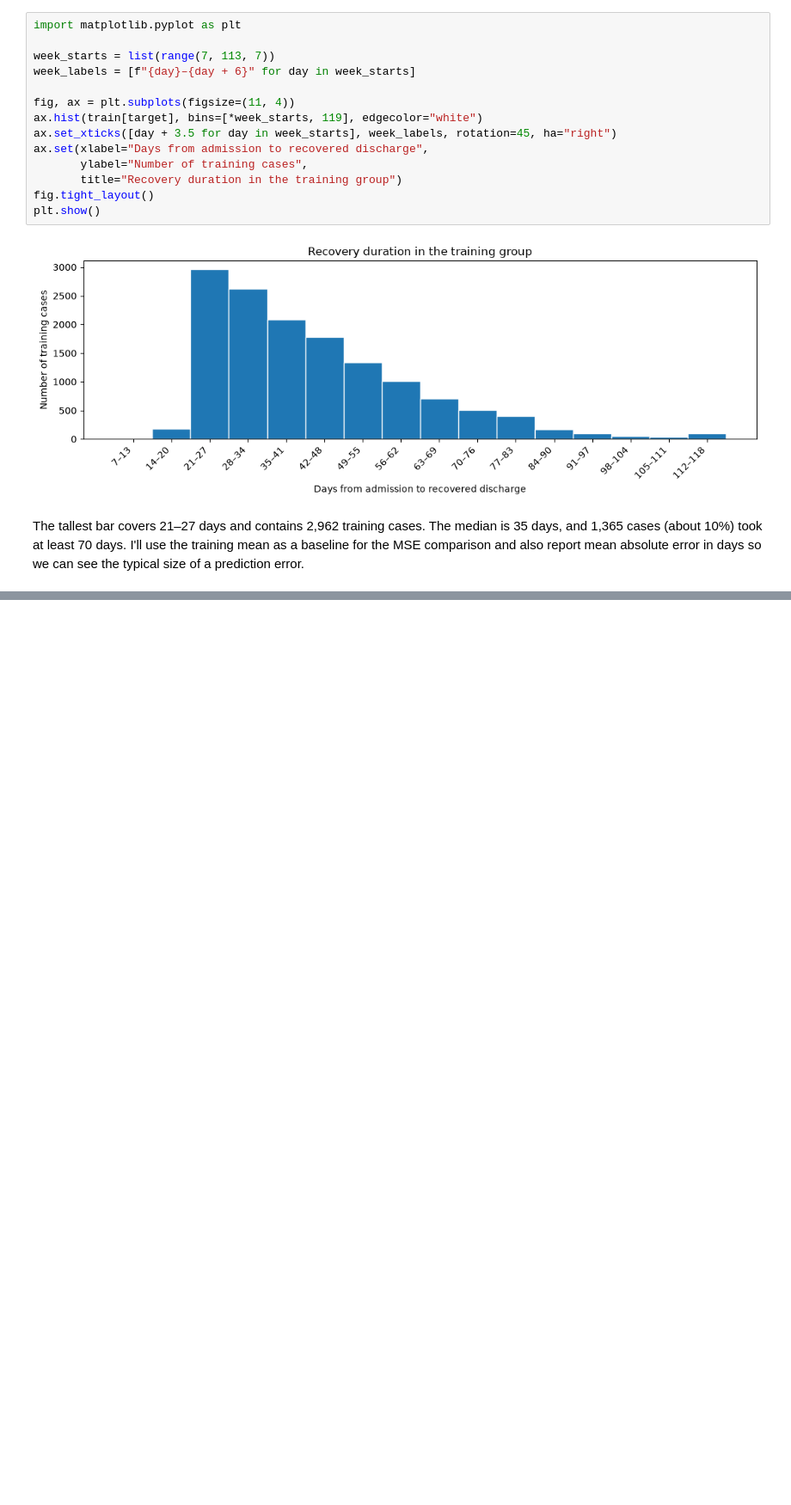
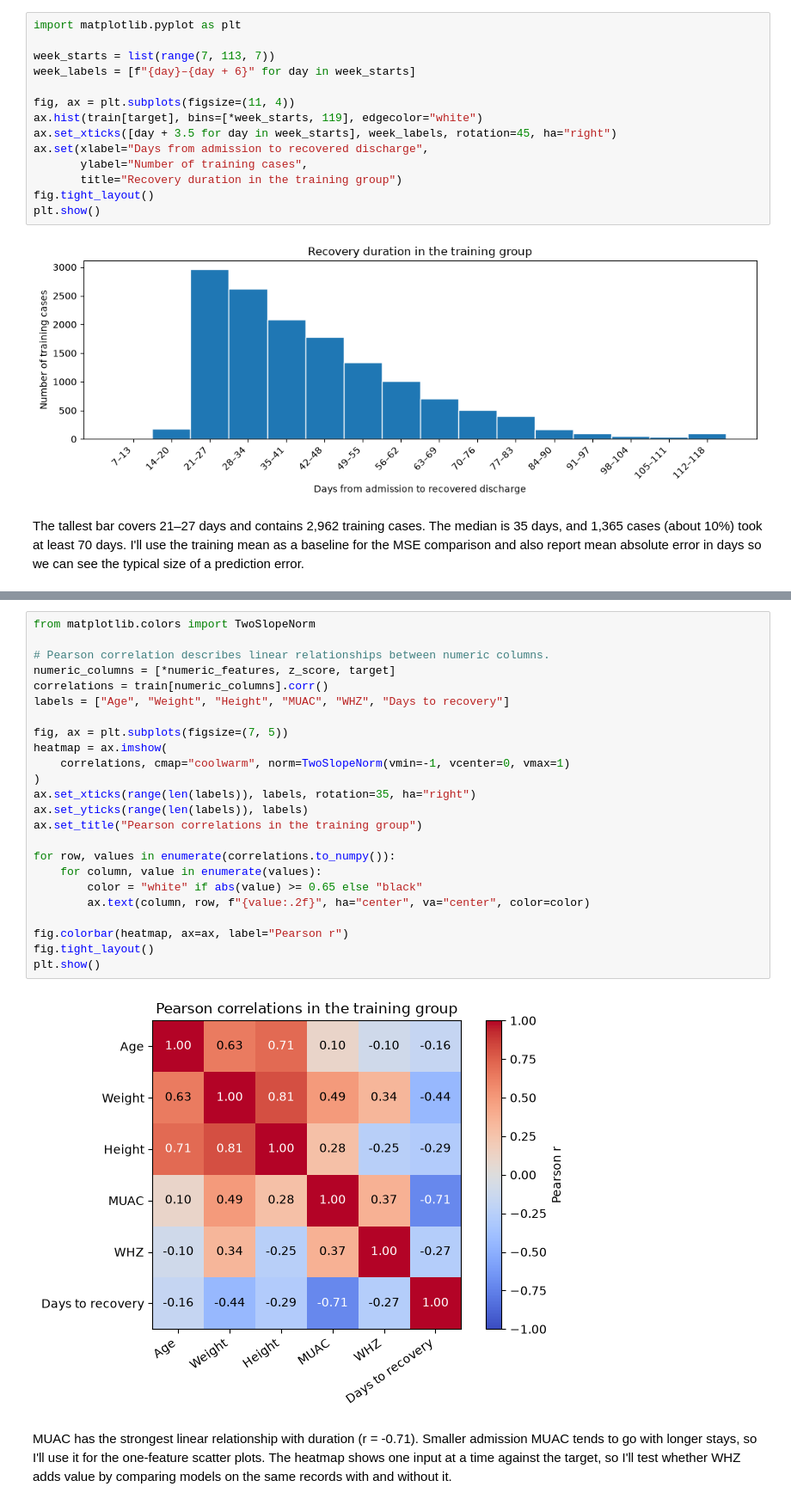
Before and after one commit to Mich-O/linear_regression_model, a Jupyter notebook: summative/linear_regression/multivariate.ipynb, the cells around one changed output, grey strips where cells are left out. Shown at 86% size. Drawn from its saved outputs; the diff is of its cells as text; blank space fills up the shorter version.

Commit message:
Compare admission measurements with recovery duration

```diff
--- a/summative/linear_regression/multivariate.ipynb
+++ b/summative/linear_regression/multivariate.ipynb
@@ -105,0 +110,28 @@ The tallest bar covers 21–27 days and contains 2,962 training cases. The media
+# %%
+from matplotlib.colors import TwoSlopeNorm
+
+# Pearson correlation describes linear relationships between numeric columns.
+numeric_columns = [*numeric_features, z_score, target]
+correlations = train[numeric_columns].corr()
+labels = ["Age", "Weight", "Height", "MUAC", "WHZ", "Days to recovery"]
+
+fig, ax = plt.subplots(figsize=(7, 5))
+heatmap = ax.imshow(
+    correlations, cmap="coolwarm", norm=TwoSlopeNorm(vmin=-1, vcenter=0, vmax=1)
+)
+ax.set_xticks(range(len(labels)), labels, rotation=35, ha="right")
+ax.set_yticks(range(len(labels)), labels)
+ax.set_title("Pearson correlations in the training group")
+
+for row, values in enumerate(correlations.to_numpy()):
+    for column, value in enumerate(values):
+        color = "white" if abs(value) >= 0.65 else "black"
+        ax.text(column, row, f"{value:.2f}", ha="center", va="center", color=color)
+
+fig.colorbar(heatmap, ax=ax, label="Pearson r")
+fig.tight_layout()
+plt.show()
+# %% [output]
+[figure, added]
+# %% [markdown]
+MUAC has the strongest linear relationship with duration (r = -0.71). Smaller admission MUAC tends to go with longer stays, so I'll use it for the one-feature scatter plots. The heatmap shows one input at a time against the target, so I'll test whether WHZ adds value by comparing models on the same records with and without it.
```
Also changed, not shown: parts of 1 cell of this notebook.
